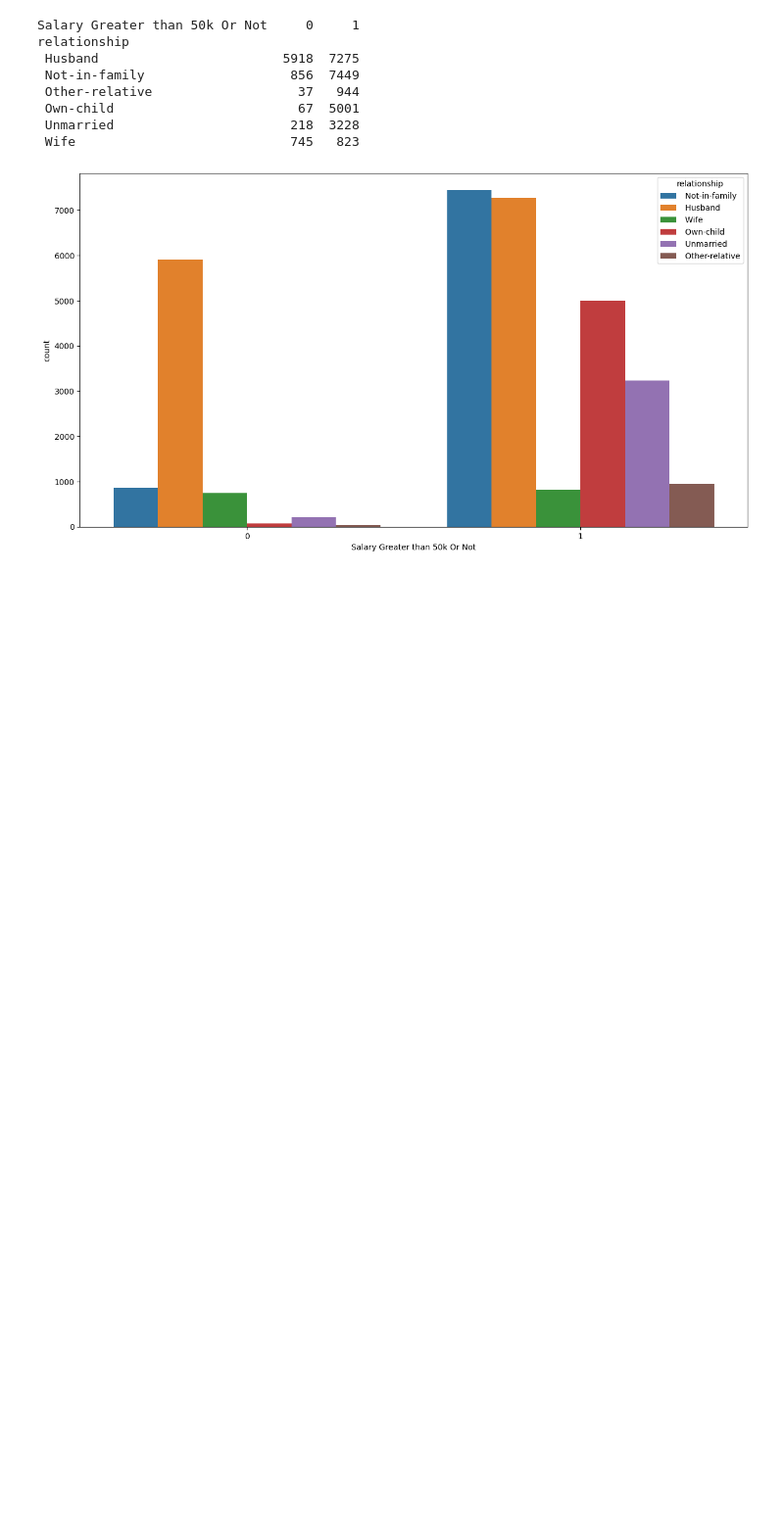
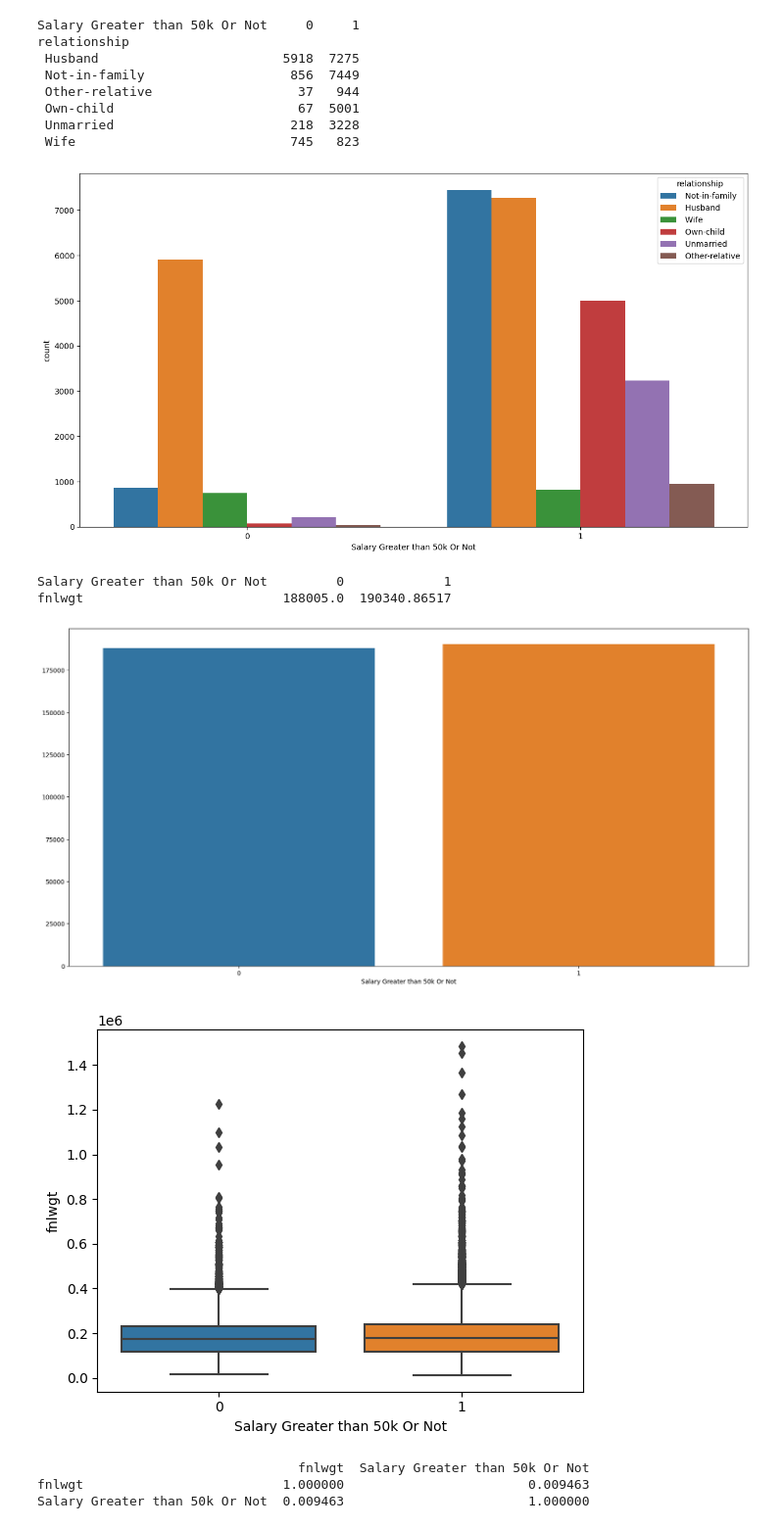
Before and after one commit to DPrakashMewari/BankClassification, a Jupyter notebook: notebook/Salary Classification.ipynb, the cells around one changed output. Shown: that part at 98% size. Drawn from its saved outputs; the diff is of its cells as text; code cells hidden in the pictures; blank space fills up the shorter version.

```diff
--- a/notebook/Salary Classification.ipynb
+++ b/notebook/Salary Classification.ipynb
@@ -286,3 +286,21 @@ relationship
  Unmarried                       218  3228
  Wife                            745   823
 [figure]
+# %%
+# is Fnlwgt matter in salary !
+Bivariate_cont_cat(df,'fnlwgt','Salary Greater than 50k Or Not')
+
+print(df[['fnlwgt','Salary Greater than 50k Or Not']].corr())
+
+
+# With this we can't make much any description
+# But it showing  final weight by Population Survey... will be Equal In case of
+# less then <50 or > 50 k Salary
+# %% [output]
+Salary Greater than 50k Or Not         0             1
+fnlwgt                          188005.0  190340.86517
+[figure, added]
+[figure, added]
+                                  fnlwgt  Salary Greater than 50k Or Not
+fnlwgt                          1.000000                        0.009463
+Salary Greater than 50k Or Not  0.009463                        1.000000
```
Also changed, not shown: parts of 5 cells of this notebook.
